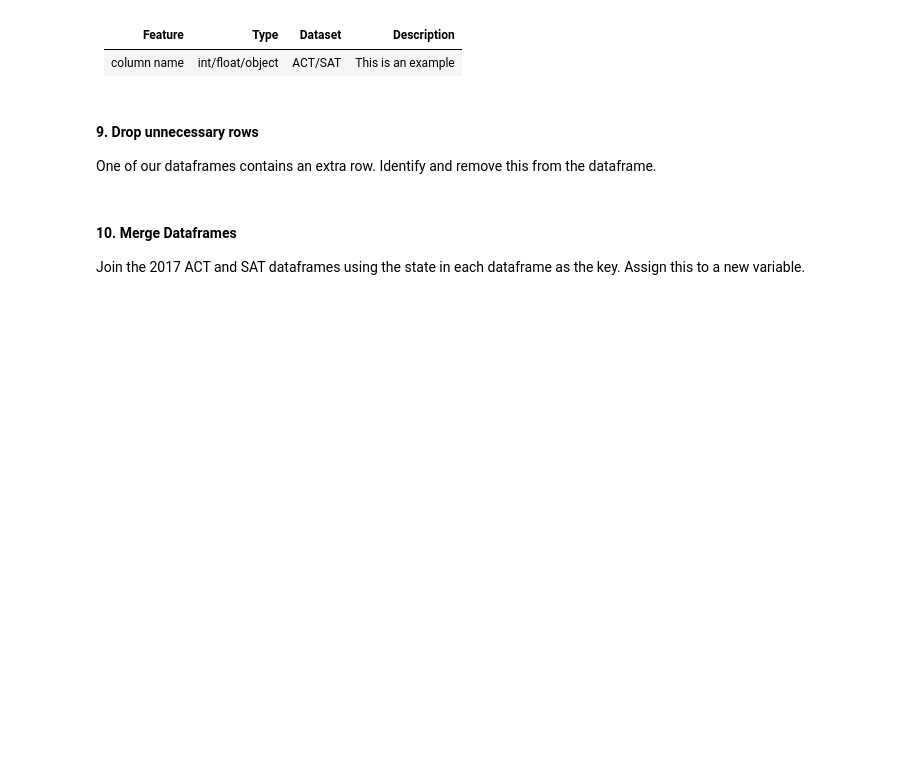
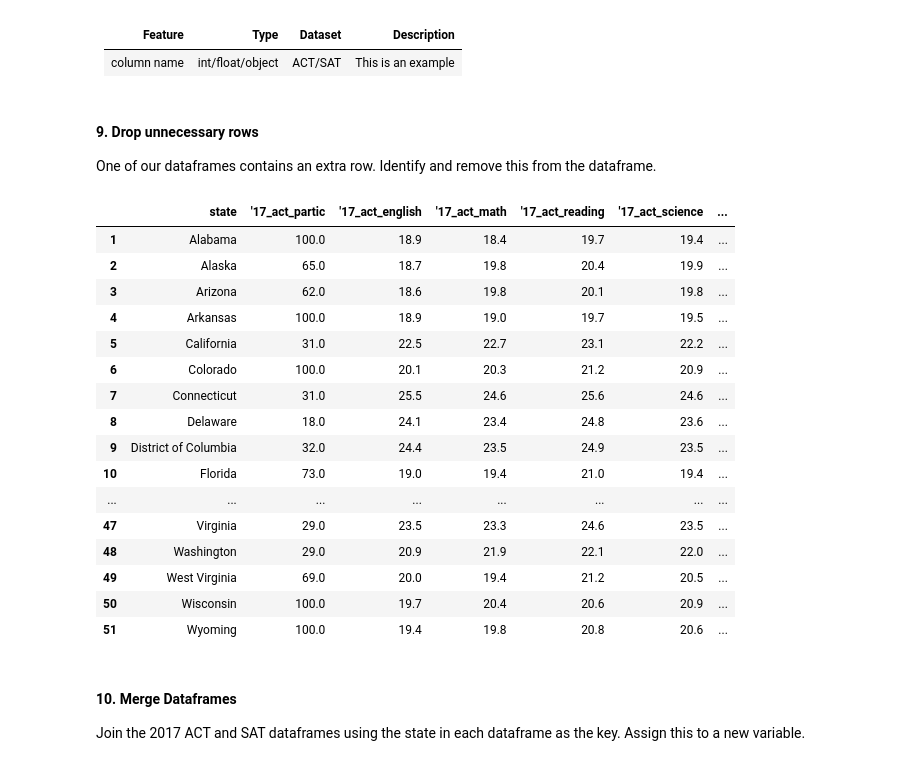
Before and after one commit to alexsimonsays/SAT_ACT_analysis, a Jupyter notebook: code/Alex Project 1.ipynb, the cells around one changed output. Cells and saved outputs as stored; diff of their text form; code cells hidden in the pictures; blank space fills up the shorter version.

Commit message:
revamped the whole project up until the data visualization section

```diff
--- a/code/Alex Project 1.ipynb
+++ b/code/Alex Project 1.ipynb
@@ -252,3 +249,28 @@ One of our dataframes contains an extra row. Identify and remove this from the d
+# %%
+# the row in question is the "national" data/row for the ACT, which is not included in the SAT data.
+# If it were, then removing it wouldn't be necessary, but this is required in order to merge the dataframes.
+
+act_2017.drop(act_2017.index[0])
+# If you re-run this cell for whatever reason, be sure to put a # on the previous line so that
+# it doesn't unnecessarily get rid of another row!
+# %% [output]
+|  | state | '17_act_partic | '17_act_english | '17_act_math | '17_act_reading | '17_act_science | ... |
+| 1 | Alabama | 100.0 | 18.9 | 18.4 | 19.7 | 19.4 | ... |
+| 2 | Alaska | 65.0 | 18.7 | 19.8 | 20.4 | 19.9 | ... |
+| 3 | Arizona | 62.0 | 18.6 | 19.8 | 20.1 | 19.8 | ... |
+| 4 | Arkansas | 100.0 | 18.9 | 19.0 | 19.7 | 19.5 | ... |
+| 5 | California | 31.0 | 22.5 | 22.7 | 23.1 | 22.2 | ... |
+| 6 | Colorado | 100.0 | 20.1 | 20.3 | 21.2 | 20.9 | ... |
+| 7 | Connecticut | 31.0 | 25.5 | 24.6 | 25.6 | 24.6 | ... |
+| 8 | Delaware | 18.0 | 24.1 | 23.4 | 24.8 | 23.6 | ... |
+| 9 | District of Columbia | 32.0 | 24.4 | 23.5 | 24.9 | 23.5 | ... |
+| 10 | Florida | 73.0 | 19.0 | 19.4 | 21.0 | 19.4 | ... |
+| ... | ... | ... | ... | ... | ... | ... | ... |
+| 47 | Virginia | 29.0 | 23.5 | 23.3 | 24.6 | 23.5 | ... |
+| 48 | Washington | 29.0 | 20.9 | 21.9 | 22.1 | 22.0 | ... |
+| 49 | West Virginia | 69.0 | 20.0 | 19.4 | 21.2 | 20.5 | ... |
+| 50 | Wisconsin | 100.0 | 19.7 | 20.4 | 20.6 | 20.9 | ... |
+| 51 | Wyoming | 100.0 | 19.4 | 19.8 | 20.8 | 20.6 | ... |
 # %% [markdown]
 #### 10. Merge Dataframes
 
```
Also changed, not shown: parts of 32 cells of this notebook, 3 other files.
